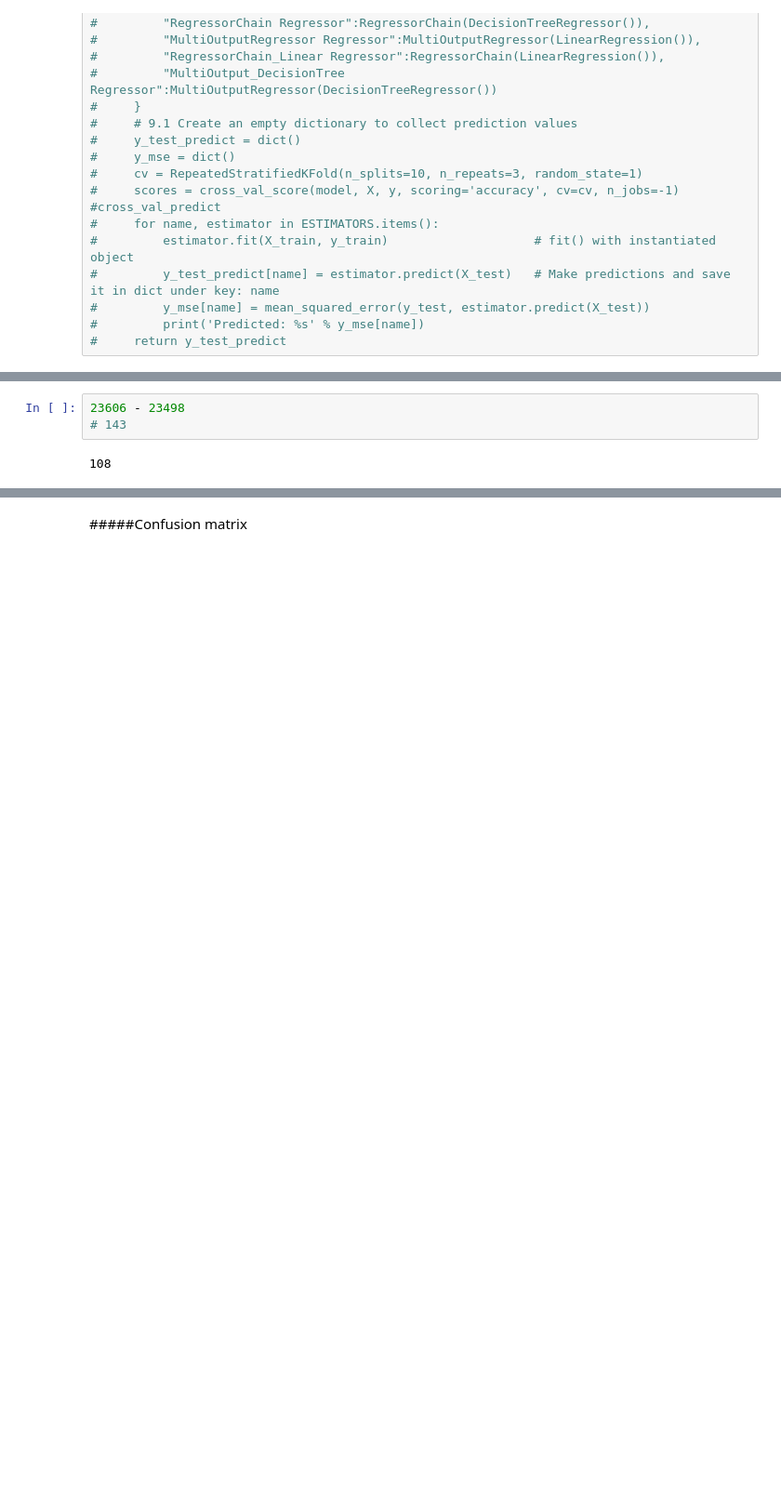
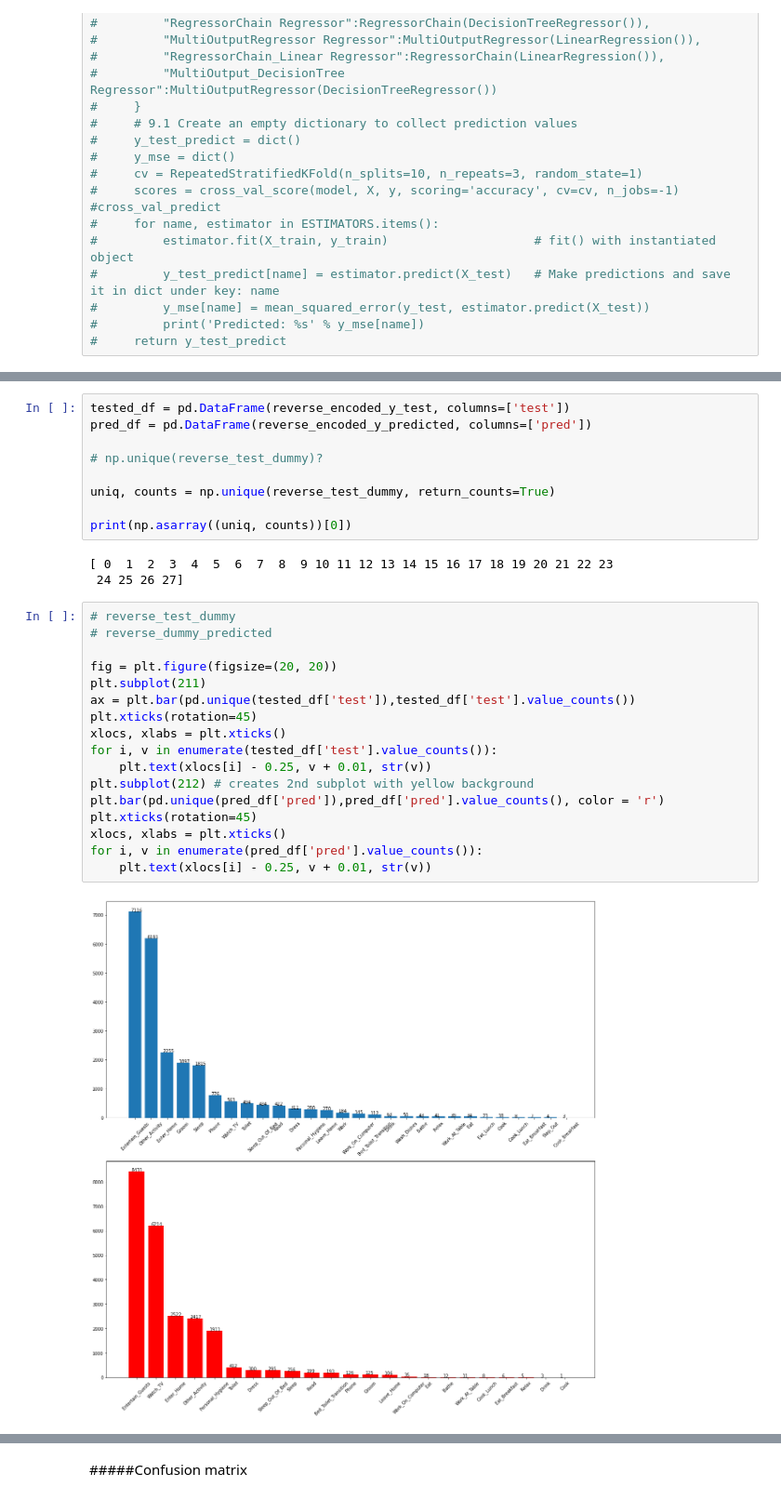
Before and after one commit to sylvas-j/ML, a Jupyter notebook: Tensorflow_works/SmartHome_ModelProcess.ipynb, the cells around one changed output, grey strips where cells are left out. Shown at 93% size. Cells and saved outputs as stored; diff of their text form; blank space fills up the shorter version.

```diff
--- a/Tensorflow_works/SmartHome_ModelProcess.ipynb
+++ b/Tensorflow_works/SmartHome_ModelProcess.ipynb
@@ -650,5 +696,31 @@ Test: Toilet -------- Predicted: (Entertain_Guests)
-# %%
-23606 - 23498
-# 143
-# %% [output]
-108
+# %%
+tested_df = pd.DataFrame(reverse_encoded_y_test, columns=['test'])
+pred_df = pd.DataFrame(reverse_encoded_y_predicted, columns=['pred'])
+
+# np.unique(reverse_test_dummy)?
+
+uniq, counts = np.unique(reverse_test_dummy, return_counts=True)
+
+print(np.asarray((uniq, counts))[0])
+# %% [output]
+[ 0  1  2  3  4  5  6  7  8  9 10 11 12 13 14 15 16 17 18 19 20 21 22 23
+ 24 25 26 27]
+# %%
+# reverse_test_dummy
+# reverse_dummy_predicted
+
+fig = plt.figure(figsize=(20, 20))
+plt.subplot(211)
+ax = plt.bar(pd.unique(tested_df['test']),tested_df['test'].value_counts())
+plt.xticks(rotation=45)
+xlocs, xlabs = plt.xticks()
+for i, v in enumerate(tested_df['test'].value_counts()):
+    plt.text(xlocs[i] - 0.25, v + 0.01, str(v))
+plt.subplot(212) # creates 2nd subplot with yellow background
+plt.bar(pd.unique(pred_df['pred']),pred_df['pred'].value_counts(), color = 'r')
+plt.xticks(rotation=45)
+xlocs, xlabs = plt.xticks()
+for i, v in enumerate(pred_df['pred'].value_counts()):
+    plt.text(xlocs[i] - 0.25, v + 0.01, str(v))
+# %% [output]
+[figure, added]
```
Also changed, not shown: parts of 28 cells of this notebook.
